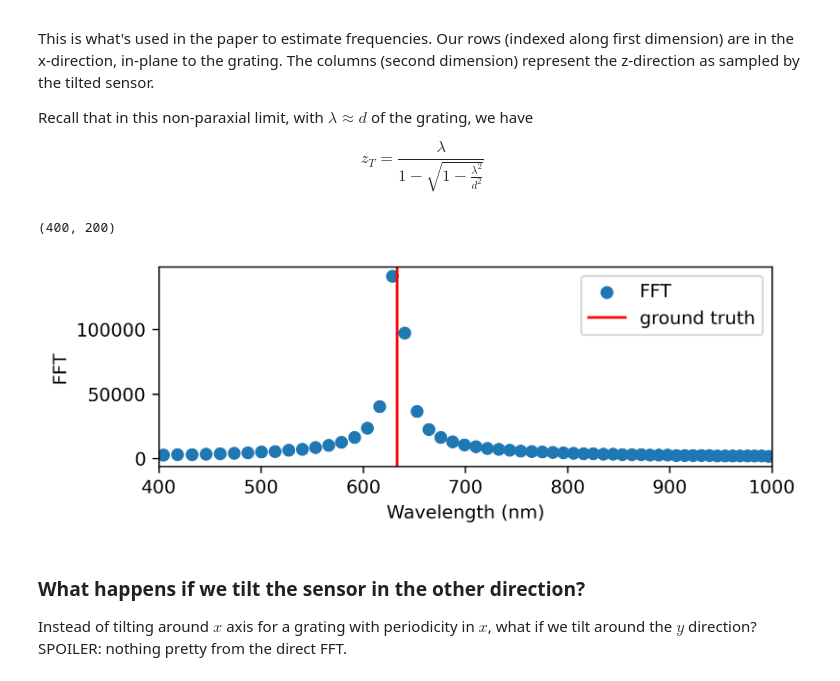
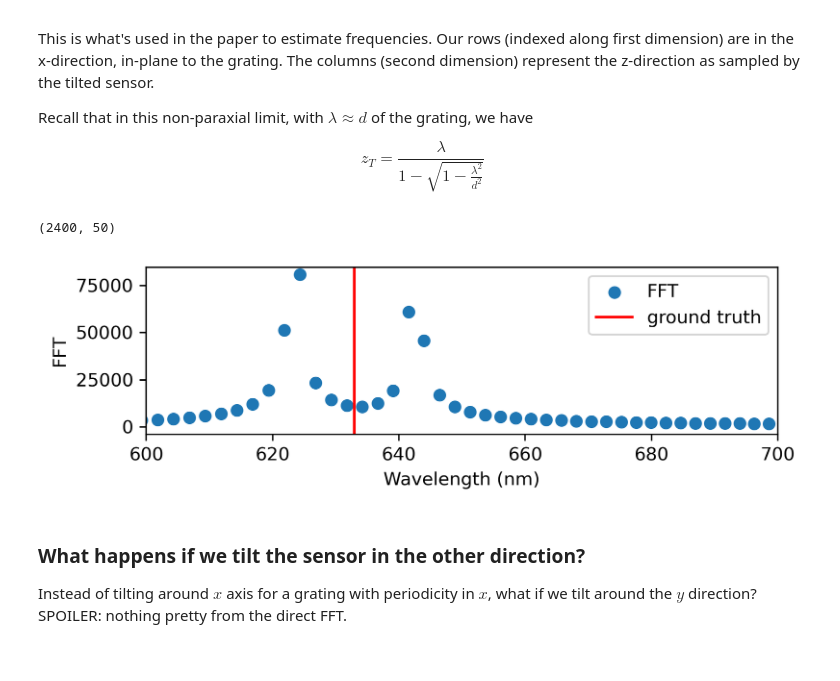
Before and after one commit to Certaingemstone/OpenQuantum, a Jupyter notebook: teaching/mit-spring-2024/experiment/talbot-wavemeter/3planewaves.ipynb, the cells around one changed output. Cells and saved outputs as stored; diff of their text form; code cells hidden in the pictures.

```diff
--- a/teaching/mit-spring-2024/experiment/talbot-wavemeter/3planewaves.ipynb
+++ b/teaching/mit-spring-2024/experiment/talbot-wavemeter/3planewaves.ipynb
@@ -22,8 +22,9 @@ import skimage.measure
 wavelen = 0.633
 gratinglen = 1.2
 
-samplelen = 0.1365 * 2 # CHANGE THIS TO CHANGE SIZE OF PIXELS
-#samplelen = 0.24
+samplelen = 0.112 * 2 # CHANGE THIS TO CHANGE SIZE OF PIXELS
+# samplelen = 0.36
+# samplelen = 0.24
 samples_per_pixel = 5 # product with samplelen is the micron pixel pitch, get samples_per_pixel^2 samples per pixel
 
 z_T = wavelen / (1 - np.sqrt(1 - (wavelen**2 / gratinglen**2)))
@@ -31,8 +32,8 @@ print(z_T)
 
 # nxpix = 3496
 # nypix = 4656
-nxpix = 200
-nypix = 400
+nxpix = 50
+nypix = 2400
 
 # relative amplitudes
 A0 = 1.0
@@ -48,7 +49,10 @@ factor3 = 2*A0*(A1-A_1)
 theta = 20 * np.pi/180
 
 # (erroneous) rotation of sensor
-phi = 0 * np.pi/180
+phi = 0.01 * np.pi/180
+
+# fractional x-shift of sensor
+dx = 0.111
 # %% [output]
 4.207518552999907
 # %% [markdown]
@@ -81,6 +85,9 @@ xx, yy = DoRotation(xx, yy, phi)
 # perform the tilt of the sensor around x
 zz = yy * np.sin(theta)
 yy = yy * np.cos(theta)
+
+# perform a shift of the sensor along x (an example imperfection)
+xx = xx + samplelen * samples_per_pixel * dx
 # %%
 # At each of the sampled points, compute I(x,z)
 I = factor1 * np.cos(4*np.pi*xx / gratinglen) + factor2 * np.cos(2*np.pi*xx / gratinglen) * np.cos(2*np.pi*zz / z_T) + factor3 * np.sin(2*np.pi*xx / gratinglen) * np.sin(2*np.pi*zz / z_T)
@@ -112,33 +108,37 @@ Recall that in this non-paraxial limit, with $\lambda\approx d$ of the grating,
 
 $$z_T = \frac{\lambda}{1-\sqrt{1-\frac{\lambda^2}{d^2}}}$$
 # %%
-# Compute the FFT per row
+# Compute the FFT per column
 FFT = np.zeros(sum_I.shape[0])
 print(sum_I.shape)
 for i in range(sum_I.shape[1]):
     signal = sum_I[:, 1]
     fft = np.fft.fft(signal)
     FFT = FFT + fft
 
 sampling_period = samplelen * samples_per_pixel * np.sin(theta)
 frequencies = np.fft.fftfreq(FFT.shape[0], sampling_period) # spatial frequency in 1/microns of the Talbot pattern
 Talbot_lengths = 1 / frequencies
 
 # Convert spatial frequency into wavelength of incident light
 wavelengths = 2 * Talbot_lengths * gratinglen**2 / (Talbot_lengths**2 + gratinglen**2)
 
 result = np.abs(FFT)
 plt.figure(figsize=(6,2), dpi=300)
 plt.scatter(wavelengths * 1000, result, label='FFT')
-plt.xlim((400, 1000))
+plt.xlim((600, 700))
 plt.axvline(wavelen * 1000, color='red', label='ground truth')
 plt.xlabel("Wavelength (nm)")
 plt.ylabel("FFT")
 plt.legend()
+plt.tight_layout()
+
+#plt.savefig("01degshift")
+
 plt.show()
 # %% [output]
-(400, 200)
+(2400, 50)
-[figure, old version]
+[figure, new version]
 # %% [markdown]
 ### What happens if we tilt the sensor in the other direction?
 Instead of tilting around $x$ axis for a grating with periodicity in $x$, what if we tilt around the $y$ direction? SPOILER: nothing pretty from the direct FFT.
```
Also changed, not shown: parts of 7 cells of this notebook, 1 other file.
